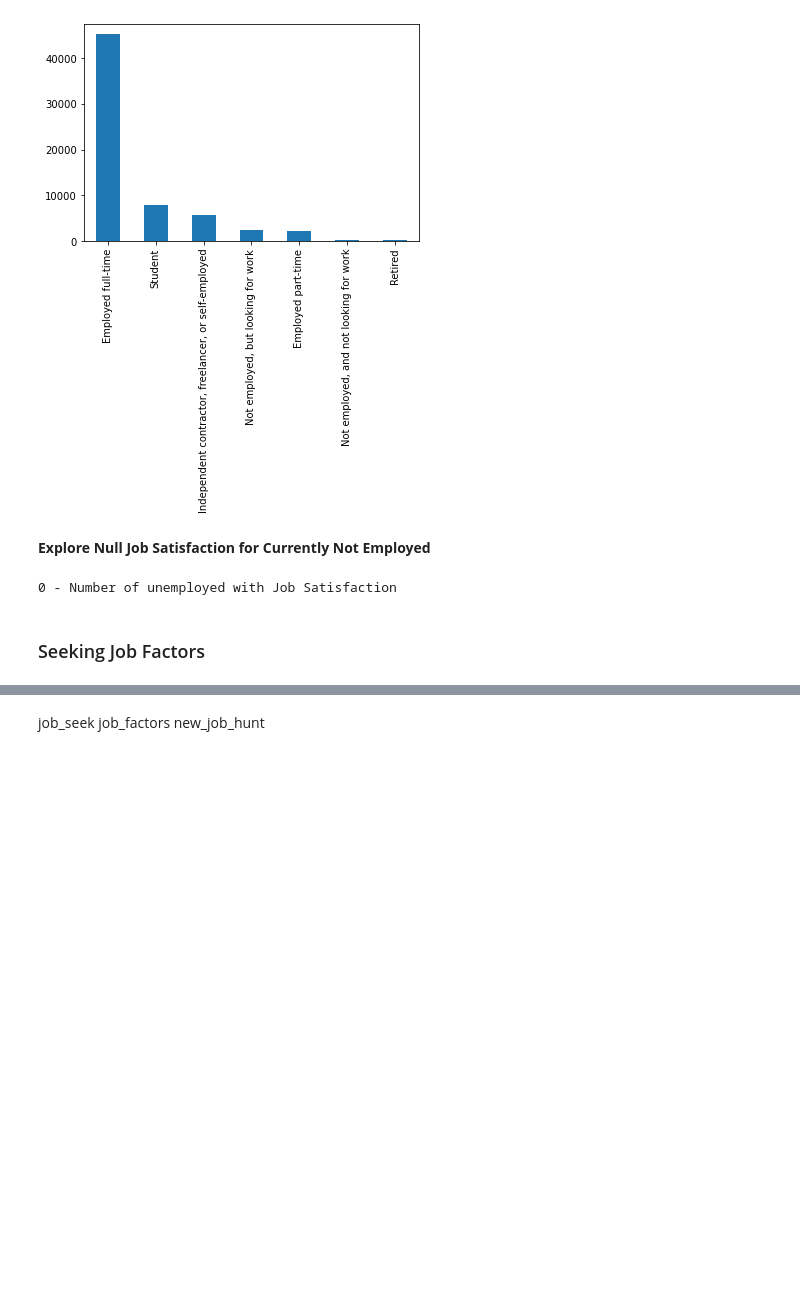
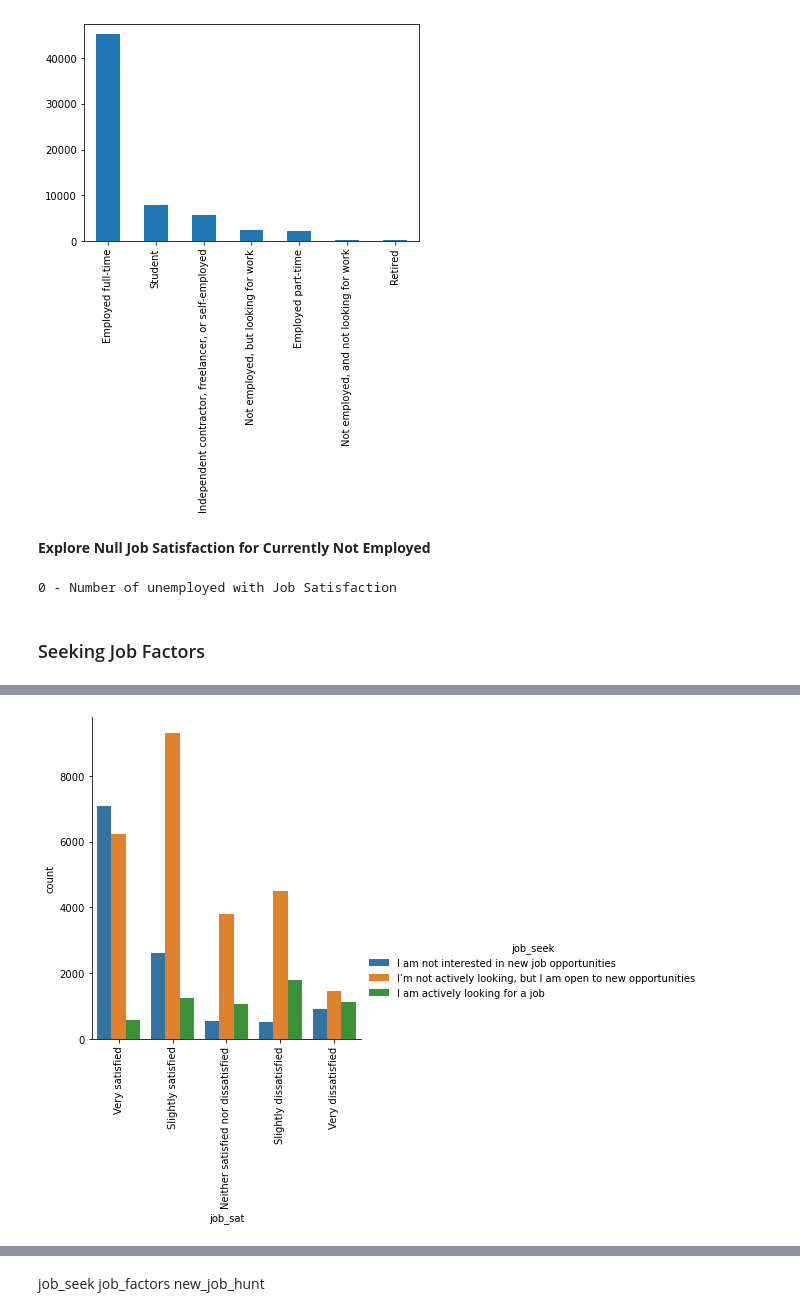
Before and after one commit to netxph/so-analysis, a Jupyter notebook: notebook/02-so-eda.ipynb, the cells around one changed output, grey strips where cells are left out. Drawn from its saved outputs; the diff is of its cells as text; code cells hidden in the pictures; blank space fills up the shorter version.

```diff
--- a/notebook/02-so-eda.ipynb
+++ b/notebook/02-so-eda.ipynb
@@ -130,0 +157,7 @@ print(f"{unemployed} - Number of unemployed with Job Satisfaction")
+# %%
+seek_sat = df[["job_seek", "job_sat"]].dropna()
+
+g = sns.catplot(x="job_sat", hue="job_seek", data=seek_sat, kind="count")
+g.set_xticklabels(rotation=90);
+# %% [output]
+[figure, added]
```
Also changed, not shown: parts of 9 cells of this notebook.
